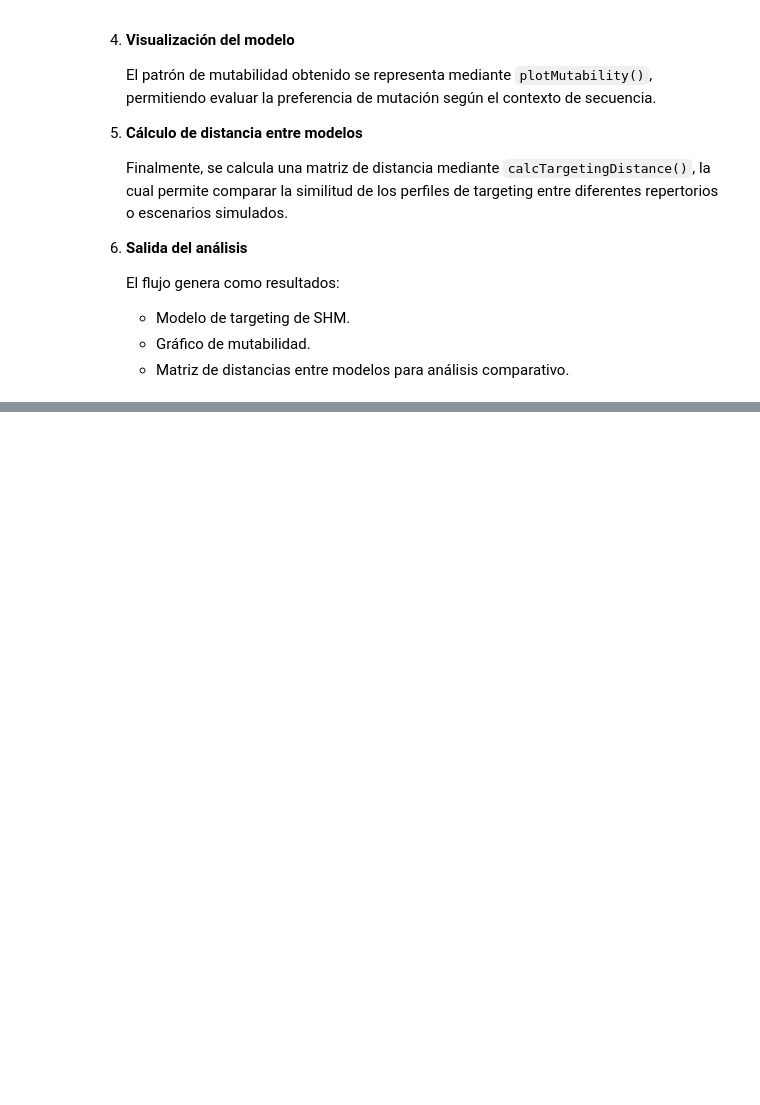
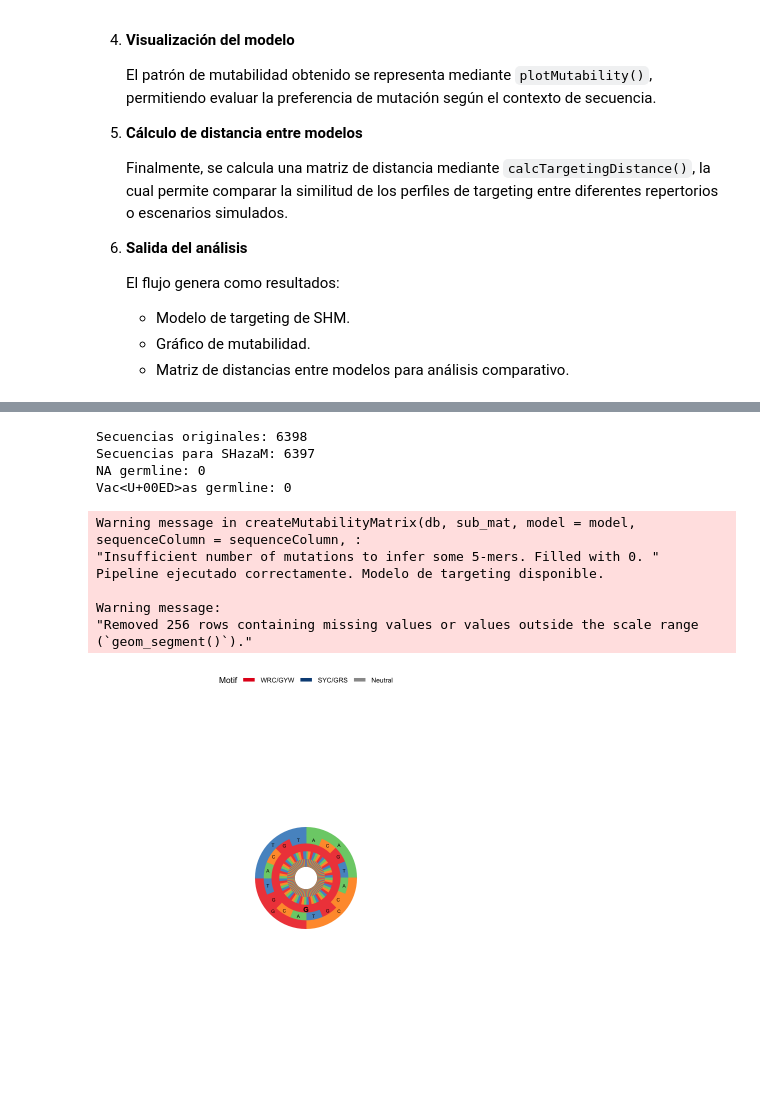
Before and after one commit to sofiacardenase/tesisbioinf-sofia, a Jupyter notebook: notebooks/9-shm_targeting.ipynb, the cells around one changed output, grey strips where cells are left out. Drawn from its saved outputs; the diff is of its cells as text; code cells hidden in the pictures; blank space fills up the shorter version.

Commit message:
targeting

```diff
--- a/notebooks/9-shm_targeting.ipynb
+++ b/notebooks/9-shm_targeting.ipynb
@@ -107 +41,81 @@ ERROR: Error in collapseClones(db, cloneColumn = "clone_id", sequenceColumn = "s
+# %%
+
+
+# 1. Cargar archivo
+archivo_clones <- "../data/output/repertorio_D_insilico_6400_seqs_clone-pass.tsv"
+
+db <- read_tsv(archivo_clones, show_col_types = FALSE) %>%
+  mutate(
+    sample_id = "repertorio_D",
+    clone_id = as.character(clone_id)
+  ) %>%
+  filter(!is.na(clone_id))
+
+# 2. Asignar IGHM si c_call está completamente vacío
+if (all(is.na(db$c_call))) {
+  db$c_call <- "IGHM"
+}
+
+# 3. Filtrar secuencias sin germline válida
+db_shazam <- db %>%
+  filter(
+    !is.na(germline_alignment),
+    germline_alignment != ""
+  )
+
+# 4. Comprobar cuántas quedaron
+cat("Secuencias originales:", nrow(db), "\n")
+cat("Secuencias para SHazaM:", nrow(db_shazam), "\n")
+cat("NA germline:", sum(is.na(db_shazam$germline_alignment)), "\n")
+cat("Vacías germline:", sum(db_shazam$germline_alignment == ""), "\n")
+
+# 5. Colapsar clones
+clones <- collapseClones(
+  db_shazam,
+  cloneColumn = "clone_id",
+  sequenceColumn = "sequence_alignment",
+  germlineColumn = "germline_alignment",
+  regionDefinition = IMGT_V,
+  method = "thresholdedFreq",
+  minimumFrequency = 0.6,
+
+  nproc = 1
+)
+
+# 6. Modelo de targeting
+targeting_model <- createTargetingModel(
+  clones,
+  model = "s",
+  sequenceColumn = "clonal_sequence",
+  germlineColumn = "clonal_germline",
+  vCallColumn = "v_call"
+)
+
+# 7. Resultado
+if (is.null(targeting_model) || length(targeting_model) == 0) {
+  message("Pipeline ejecutado correctamente. No se generó modelo de targeting (no hay mutaciones suficientes).")
+} else {
+  message("Pipeline ejecutado correctamente. Modelo de targeting disponible.")
+
+  plotMutability(
+    targeting_model,
+    nucleotides = "G",
+    style = "hedgehog"
+  )
+
+#targeting_dist <- calcTargetingDistance(targeting_model)
+}
+# %% [output]
+Secuencias originales: 6398
+Secuencias para SHazaM: 6397
+NA germline: 0
+Vac<U+00ED>as germline: 0
+Warning message in createMutabilityMatrix(db, sub_mat, model = model, sequenceColumn = sequenceColumn, :
+"Insufficient number of mutations to infer some 5-mers. Filled with 0. "
+Pipeline ejecutado correctamente. Modelo de targeting disponible.
+
+Warning message:
+"Removed 256 rows containing missing values or values outside the scale range
+(`geom_segment()`)."
+[figure, added]
 # %%
```
Also changed, not shown: parts of 2 cells of this notebook, 23 other files.
